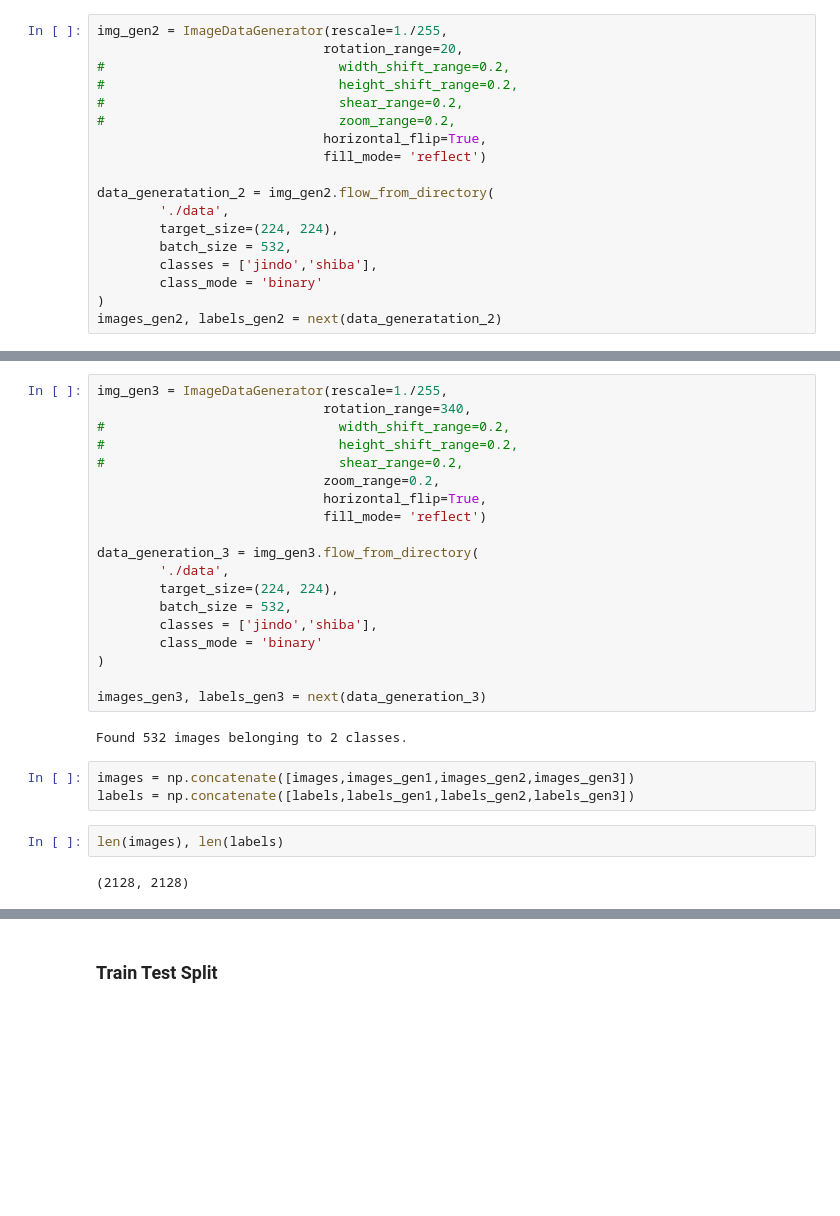
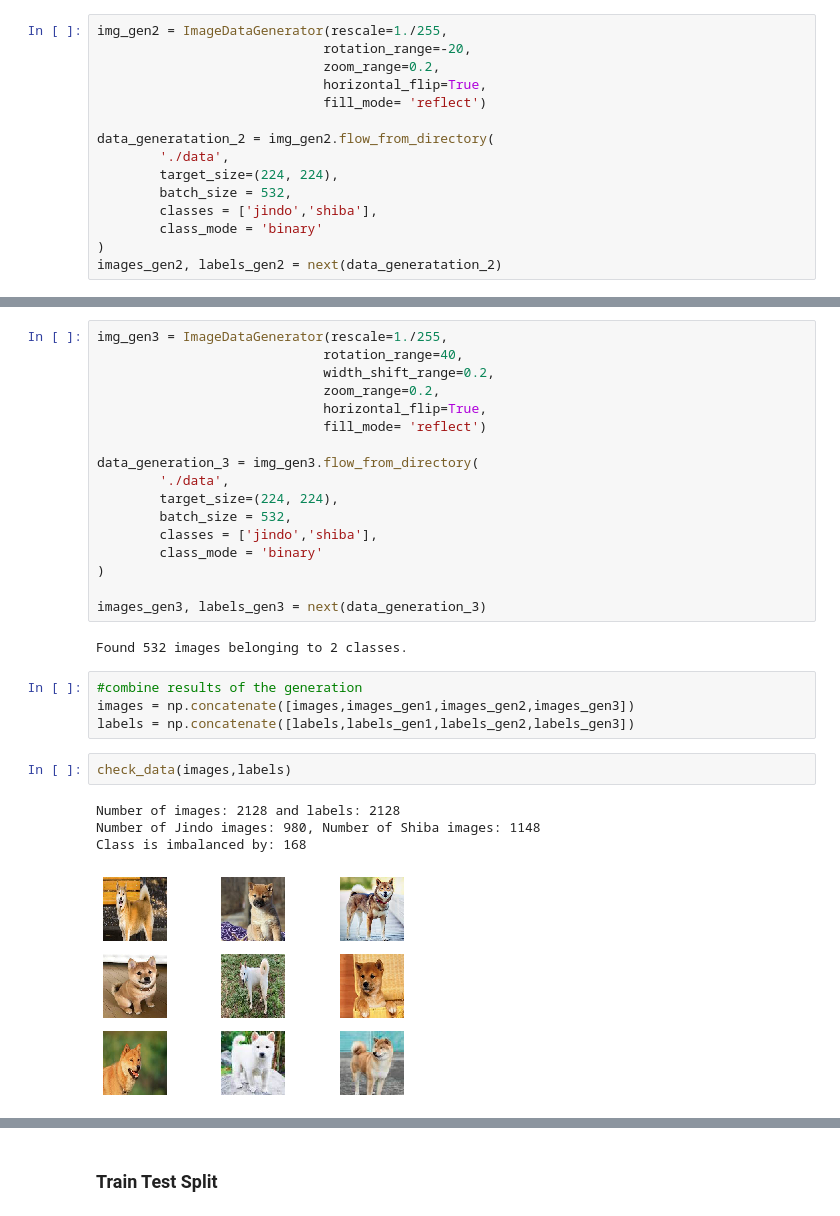
Before and after one commit to rmei97/shiba_vs_jindo, a Jupyter notebook: CNN Modeling.ipynb, the cells around one changed output, grey strips where cells are left out. Cells and saved outputs as stored; diff of their text form; blank space fills up the shorter version.

```diff
--- a/CNN Modeling.ipynb
+++ b/CNN Modeling.ipynb
@@ -112,11 +120,8 @@ images_gen1, labels_gen1 = next(data_generatation_1)
 Found 532 images belonging to 2 classes.
 # %%
 img_gen2 = ImageDataGenerator(rescale=1./255,
-                             rotation_range=20,
-#                              width_shift_range=0.2,
-#                              height_shift_range=0.2,
-#                              shear_range=0.2,
-#                              zoom_range=0.2,
+                             rotation_range=-20,
+                             zoom_range=0.2,
                              horizontal_flip=True,
                              fill_mode= 'reflect')
 
@@ -132,10 +137,8 @@ images_gen2, labels_gen2 = next(data_generatation_2)
 Found 532 images belonging to 2 classes.
 # %%
 img_gen3 = ImageDataGenerator(rescale=1./255,
-                             rotation_range=340,
-#                              width_shift_range=0.2,
-#                              height_shift_range=0.2,
-#                              shear_range=0.2,
+                             rotation_range=40,
+                             width_shift_range=0.2,
                              zoom_range=0.2,
                              horizontal_flip=True,
                              fill_mode= 'reflect')
@@ -152,9 +155,13 @@ images_gen3, labels_gen3 = next(data_generation_3)
 # %% [output]
 Found 532 images belonging to 2 classes.
 # %%
+#combine results of the generation
 images = np.concatenate([images,images_gen1,images_gen2,images_gen3])
 labels = np.concatenate([labels,labels_gen1,labels_gen2,labels_gen3])
 # %%
-len(images), len(labels)
+check_data(images,labels)
 # %% [output]
-(2128, 2128)
+Number of images: 2128 and labels: 2128
+Number of Jindo images: 980, Number of Shiba images: 1148
+Class is imbalanced by: 168
+[figure, added]
```
Also changed, not shown: parts of 86 cells of this notebook, 6 other files.
